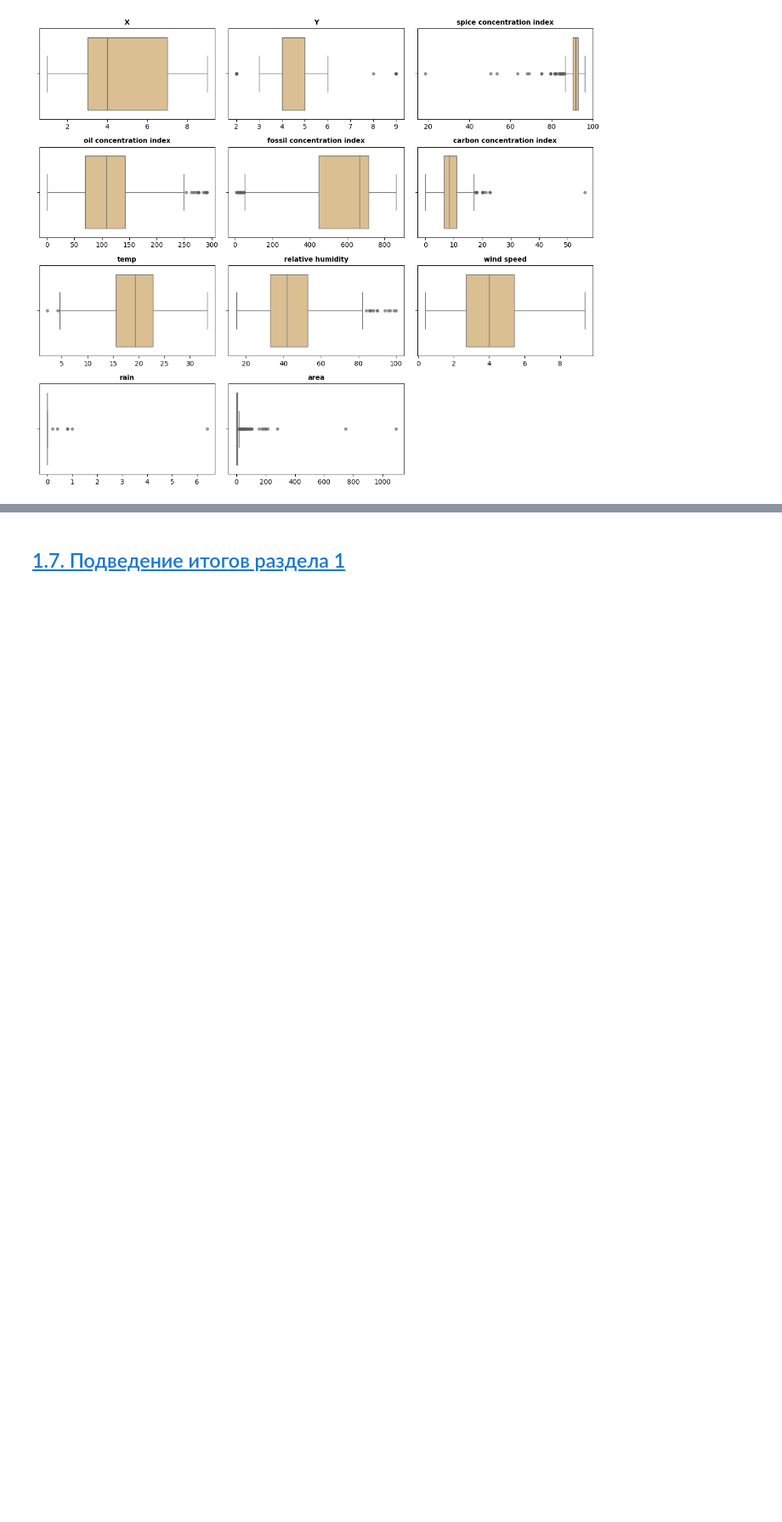
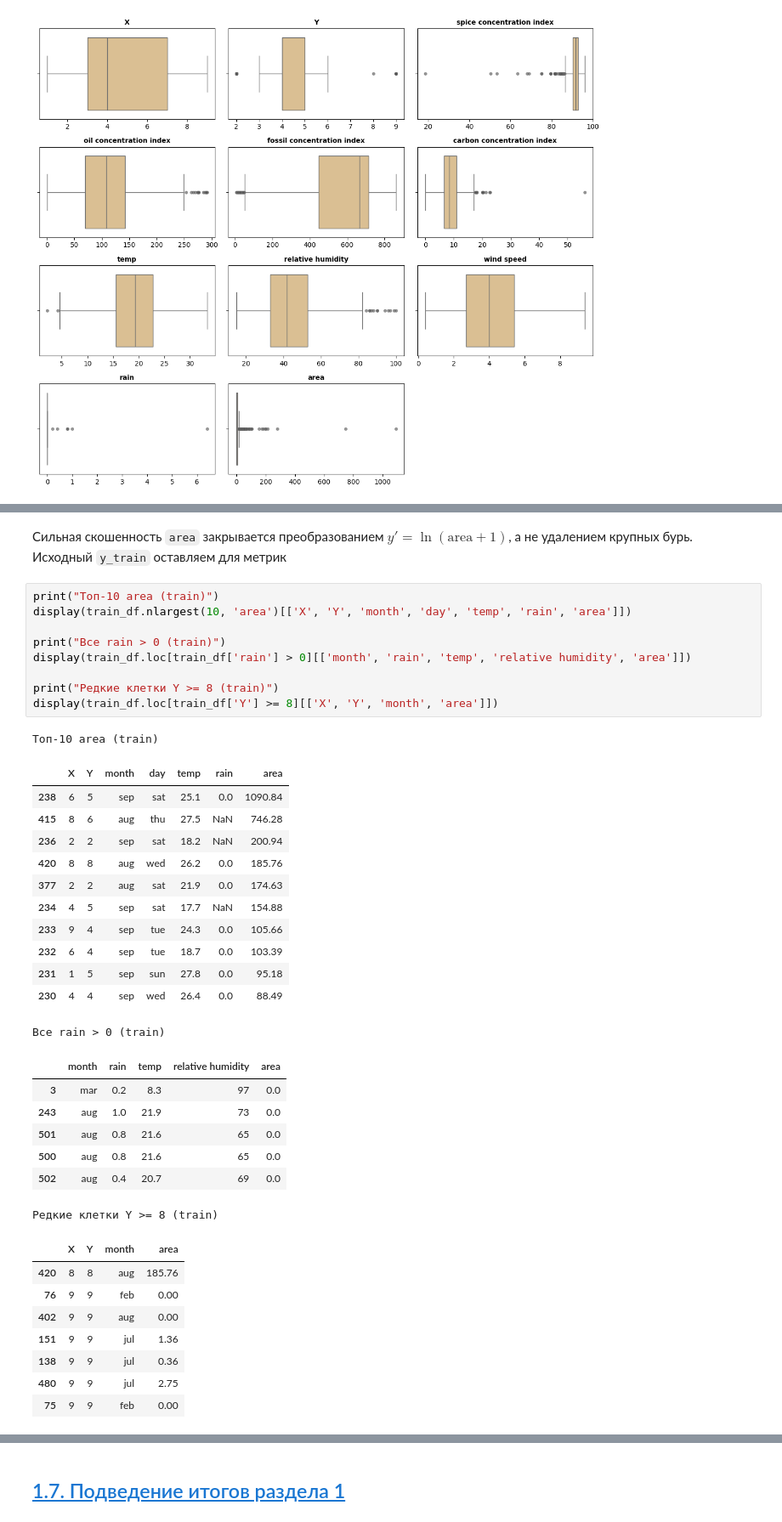
Before and after one commit to ari-ira17/dune-data-analysis, a Jupyter notebook: notebooks/dune_problem_formalization.ipynb, the cells around one changed output, grey strips where cells are left out. Shown at 85% size. Cells and saved outputs as stored; diff of their text form; blank space fills up the shorter version.

```diff
--- a/notebooks/dune_problem_formalization.ipynb
+++ b/notebooks/dune_problem_formalization.ipynb
@@ -426,0 +466,40 @@ plt.show()
+# %% [markdown]
+Сильная скошенность `area` закрывается преобразованием $y'=\ln(\text{area}+1)$, а не удалением крупных бурь. Исходный `y_train` оставляем для метрик
+# %%
+print("Топ-10 area (train)")
+display(train_df.nlargest(10, 'area')[['X', 'Y', 'month', 'day', 'temp', 'rain', 'area']])
+
+print("Все rain > 0 (train)")
+display(train_df.loc[train_df['rain'] > 0][['month', 'rain', 'temp', 'relative humidity', 'area']])
+
+print("Редкие клетки Y >= 8 (train)")
+display(train_df.loc[train_df['Y'] >= 8][['X', 'Y', 'month', 'area']])
+# %% [output]
+Топ-10 area (train)
+|  | X | Y | month | day | temp | rain | area |
+| 238 | 6 | 5 | sep | sat | 25.1 | 0.0 | 1090.84 |
+| 415 | 8 | 6 | aug | thu | 27.5 | NaN | 746.28 |
+| 236 | 2 | 2 | sep | sat | 18.2 | NaN | 200.94 |
+| 420 | 8 | 8 | aug | wed | 26.2 | 0.0 | 185.76 |
+| 377 | 2 | 2 | aug | sat | 21.9 | 0.0 | 174.63 |
+| 234 | 4 | 5 | sep | sat | 17.7 | NaN | 154.88 |
+| 233 | 9 | 4 | sep | tue | 24.3 | 0.0 | 105.66 |
+| 232 | 6 | 4 | sep | tue | 18.7 | 0.0 | 103.39 |
+| 231 | 1 | 5 | sep | sun | 27.8 | 0.0 | 95.18 |
+| 230 | 4 | 4 | sep | wed | 26.4 | 0.0 | 88.49 |
+Все rain > 0 (train)
+|  | month | rain | temp | relative humidity | area |
+| 3 | mar | 0.2 | 8.3 | 97 | 0.0 |
+| 243 | aug | 1.0 | 21.9 | 73 | 0.0 |
+| 501 | aug | 0.8 | 21.6 | 65 | 0.0 |
+| 500 | aug | 0.8 | 21.6 | 65 | 0.0 |
+| 502 | aug | 0.4 | 20.7 | 69 | 0.0 |
+Редкие клетки Y >= 8 (train)
+|  | X | Y | month | area |
+| 420 | 8 | 8 | aug | 185.76 |
+| 76 | 9 | 9 | feb | 0.00 |
+| 402 | 9 | 9 | aug | 0.00 |
+| 151 | 9 | 9 | jul | 1.36 |
+| 138 | 9 | 9 | jul | 0.36 |
+| 480 | 9 | 9 | jul | 2.75 |
+| 75 | 9 | 9 | feb | 0.00 |
```
Also changed, not shown: parts of 16 cells of this notebook.
